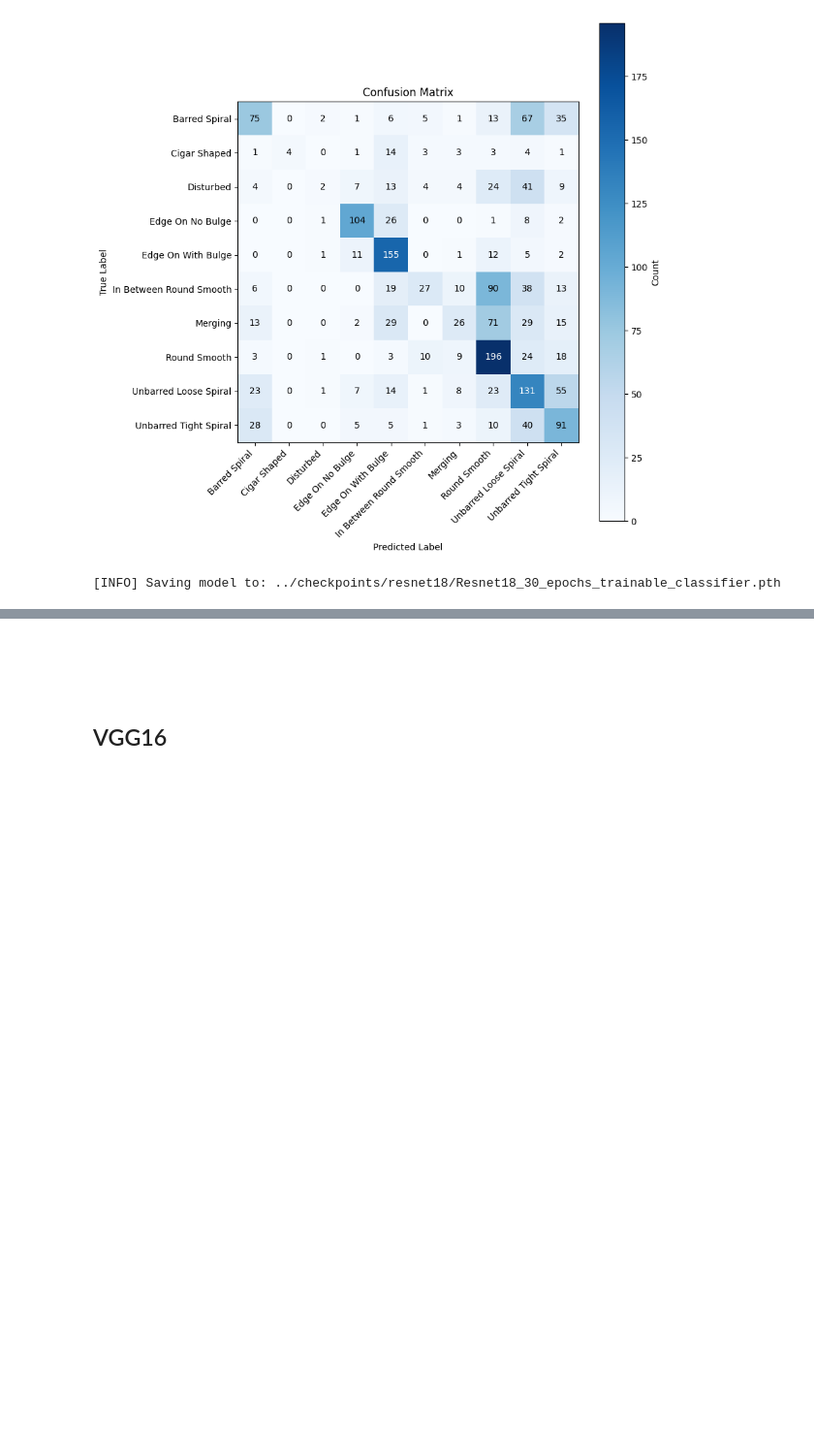
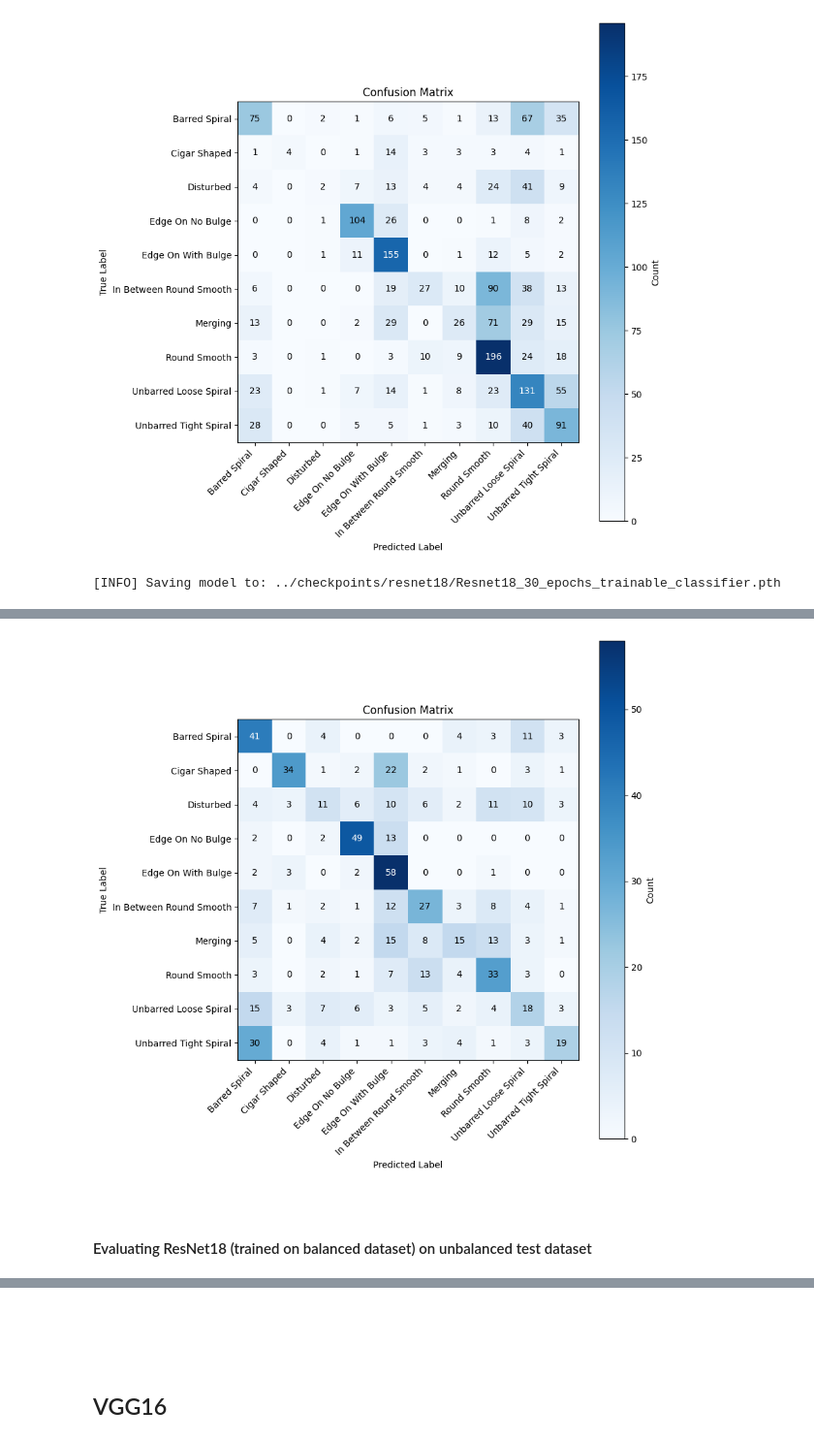
Before and after one commit to CheekyRishi/galaxy_morphology_classification, a Jupyter notebook: notebooks/train_and_evaluate.ipynb, the cells around one changed output, grey strips where cells are left out. Shown at 97% size. Saved outputs shown, nothing was run; the diff lists cells and outputs as text; code cells hidden in the pictures; blank space fills up the shorter version.

```diff
--- a/notebooks/train_and_evaluate.ipynb
+++ b/notebooks/train_and_evaluate.ipynb
@@ -457,0 +518,7 @@ save_model(model=ResNet18,model_name="Resnet18_30_epochs_trainable_classifier.pt
+# %%
+balanced_test_results = test_model(model=ResNet18,
+                       test_dataloader=balanced_test_loader,
+                       device=device)
+
+print(f"Test accuracy : {balanced_test_results["test_accuracy"]:.4f}")
+print(f"Test loss : {balanced_test_results["test_loss"]:.4f}")
@@ -457,0 +528,11 @@ save_model(model=ResNet18,model_name="Resnet18_30_epochs_trainable_classifier.pt
+# %%
+plot_confusion_matrix(labels=balanced_test_results["labels"],
+                                  predictions=balanced_test_results["predictions"],
+                                  class_names=class_names,
+                                  normalize=False)
+# %% [output]
+[figure, added]
+# %% [markdown]
+<br>
+
+#### Evaluating ResNet18 (trained on balanced dataset) on unbalanced test dataset
```
Also changed, not shown: parts of 10 cells of this notebook.
